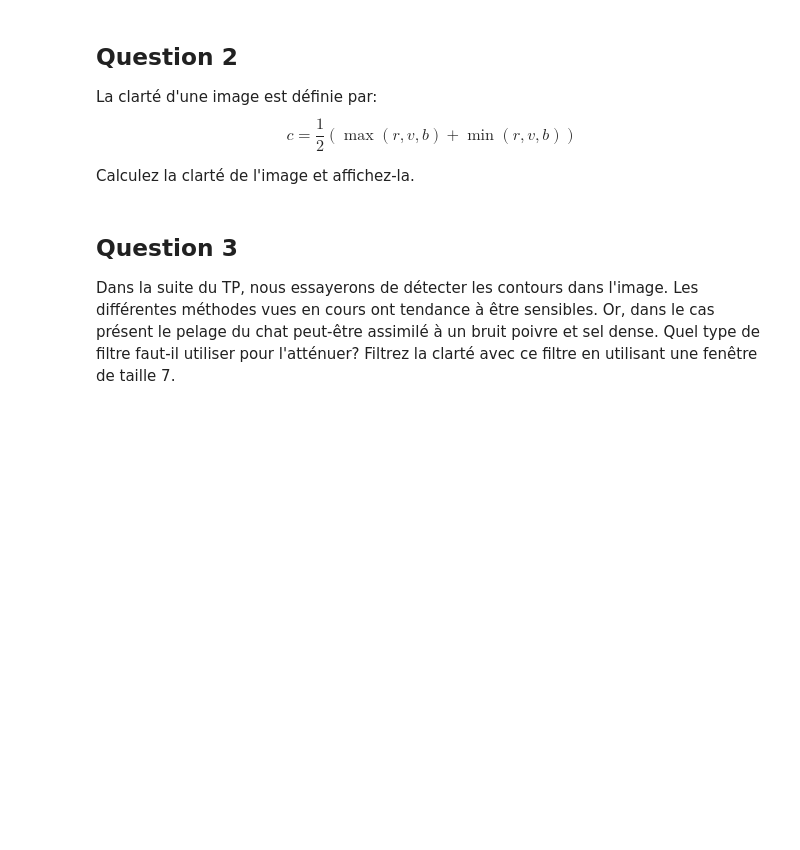
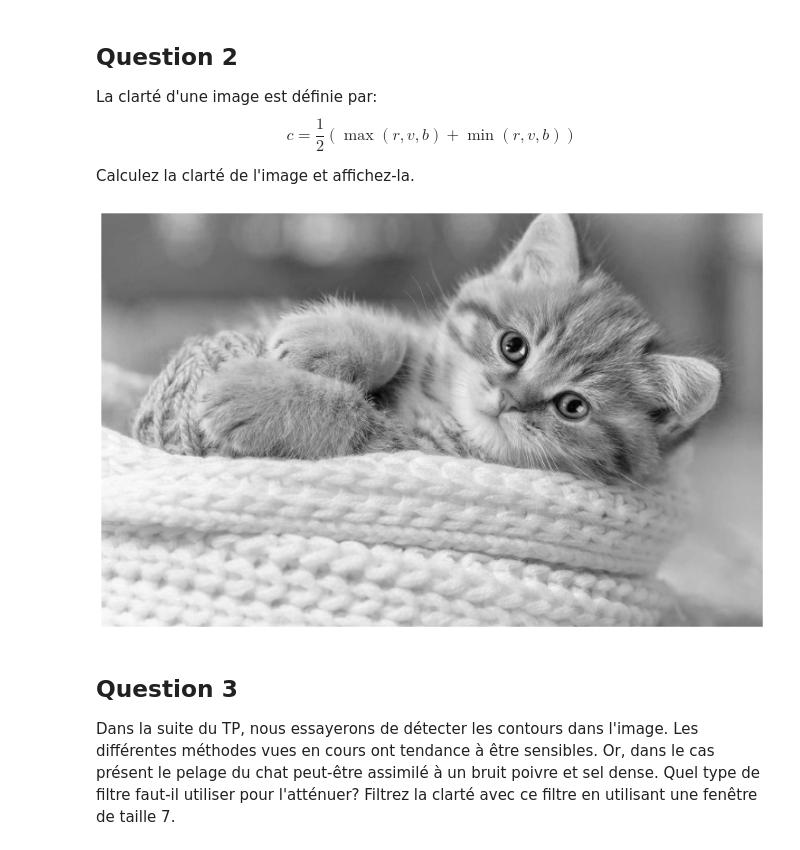
Before and after one commit to treque/imageprocessing, a Jupyter notebook: T3 - Segmentation et Manipulation dimages couleurs-20201111/TP_3_sujet.ipynb, the cells around one changed output. Drawn from its saved outputs; the diff is of its cells as text; code cells hidden in the pictures; blank space fills up the shorter version.

```diff
--- a/T3 - Segmentation et Manipulation dimages couleurs-20201111/TP_3_sujet.ipynb
+++ b/T3 - Segmentation et Manipulation dimages couleurs-20201111/TP_3_sujet.ipynb
@@ -93,6 +99,16 @@ c = \frac{1}{2}(\max(r, v, b) + \min(r, v, b))
 $$
 
 Calculez la clarté de l'image et affichez-la.
+# %%
+def clarte(img):
+    clarte = np.zeros(img.shape[0:2])
+    clarte = 0.5 * (np.max(img, axis=2) + np.min(img, axis=2))
+    return clarte
+
+clarte = clarte(img)
+imshow(clarte)
+# %% [output]
+[figure, added]
 # %% [markdown]
 ## Question 3
 Dans la suite du TP, nous essayerons de détecter les contours dans l'image. Les différentes méthodes vues en cours ont tendance à être sensibles. Or, dans le cas présent le pelage du chat peut-être assimilé à un bruit poivre et sel dense. Quel type de filtre faut-il utiliser pour l'atténuer? Filtrez la clarté avec ce filtre en utilisant une fenêtre de taille 7.
```
Also changed, not shown: parts of 13 cells of this notebook.
